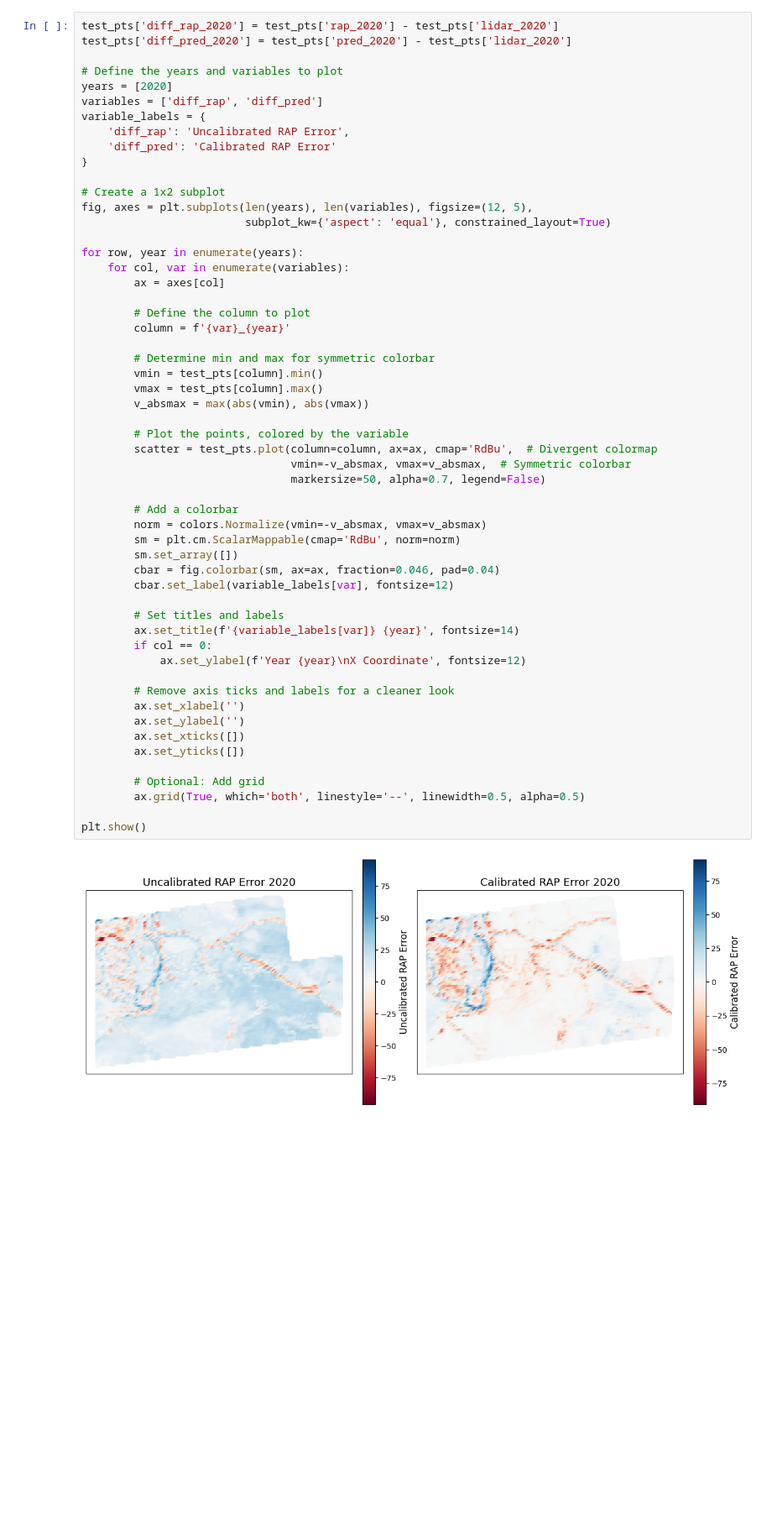
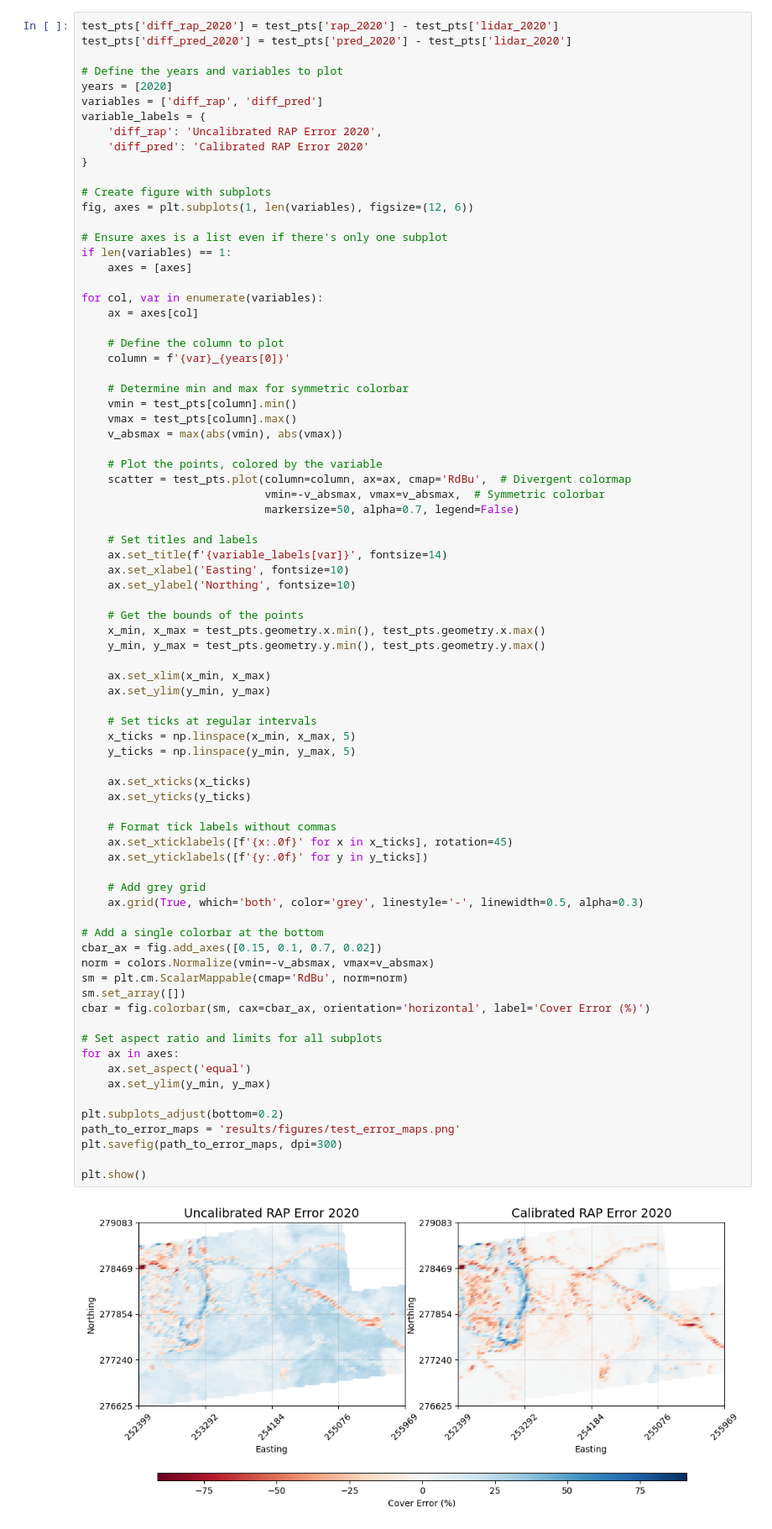
Before and after one commit to mosscoder/calibrate_rap, a Jupyter notebook: 09_test_set_eval.ipynb, the cells around one changed output. Shown at 84% size. Saved outputs shown, nothing was run; the diff lists cells and outputs as text; blank space fills up the shorter version.

```diff
--- a/09_test_set_eval.ipynb
+++ b/09_test_set_eval.ipynb
@@ -306,60 +327,83 @@ plt.show()
 # %%
 test_pts['diff_rap_2020'] = test_pts['rap_2020'] - test_pts['lidar_2020']
 test_pts['diff_pred_2020'] = test_pts['pred_2020'] - test_pts['lidar_2020']
 
 # Define the years and variables to plot
 years = [2020]
 variables = ['diff_rap', 'diff_pred']
 variable_labels = {
-    'diff_rap': 'Uncalibrated RAP Error',
-    'diff_pred': 'Calibrated RAP Error'
+    'diff_rap': 'Uncalibrated RAP Error 2020',
+    'diff_pred': 'Calibrated RAP Error 2020'
 }
 
-# Create a 1x2 subplot
-fig, axes = plt.subplots(len(years), len(variables), figsize=(12, 5),
-                         subplot_kw={'aspect': 'equal'}, constrained_layout=True)
+# Create figure with subplots
+fig, axes = plt.subplots(1, len(variables), figsize=(12, 6))
 
-for row, year in enumerate(years):
-    for col, var in enumerate(variables):
-        ax = axes[col]
+# Ensure axes is a list even if there's only one subplot
+if len(variables) == 1:
+    axes = [axes]
 
-        # Define the column to plot
-        column = f'{var}_{year}'
+for col, var in enumerate(variables):
+    ax = axes[col]
 
-        # Determine min and max for symmetric colorbar
-        vmin = test_pts[column].min()
-        vmax = test_pts[column].max()
-        v_absmax = max(abs(vmin), abs(vmax))
+    # Define the column to plot
+    column = f'{var}_{years[0]}'
 
-        # Plot the points, colored by the variable
-        scatter = test_pts.plot(column=column, ax=ax, cmap='RdBu',  # Divergent colormap
-                                vmin=-v_absmax, vmax=v_absmax,  # Symmetric colorbar
-                                markersize=50, alpha=0.7, legend=False)
+    # Determine min and max for symmetric colorbar
+    vmin = test_pts[column].min()
+    vmax = test_pts[column].max()
+    v_absmax = max(abs(vmin), abs(vmax))
 
-        # Add a colorbar
-        norm = colors.Normalize(vmin=-v_absmax, vmax=v_absmax)
-        sm = plt.cm.ScalarMappable(cmap='RdBu', norm=norm)
-        sm.set_array([])
-        cbar = fig.colorbar(sm, ax=ax, fraction=0.046, pad=0.04)
-        cbar.set_label(variable_labels[var], fontsize=12)
+    # Plot the points, colored by the variable
+    scatter = test_pts.plot(column=column, ax=ax, cmap='RdBu',  # Divergent colormap
+                            vmin=-v_absmax, vmax=v_absmax,  # Symmetric colorbar
+                            markersize=50, alpha=0.7, legend=False)
 
-        # Set titles and labels
-        ax.set_title(f'{variable_labels[var]} {year}', fontsize=14)
-        if col == 0:
-            ax.set_ylabel(f'Year {year}\nX Coordinate', fontsize=12)
+    # Set titles and labels
+    ax.set_title(f'{variable_labels[var]}', fontsize=14)
+    ax.set_xlabel('Easting', fontsize=10)
+    ax.set_ylabel('Northing', fontsize=10)
 
-        # Remove axis ticks and labels for a cleaner look
-        ax.set_xlabel('')
-        ax.set_ylabel('')
-        ax.set_xticks([])
-        ax.set_yticks([])
+    # Get the bounds of the points
+    x_min, x_max = test_pts.geometry.x.min(), test_pts.geometry.x.max()
+    y_min, y_max = test_pts.geometry.y.min(), test_pts.geometry.y.max()
 
-        # Optional: Add grid
-        ax.grid(True, which='both', linestyle='--', linewidth=0.5, alpha=0.5)
+    ax.set_xlim(x_min, x_max)
+    ax.set_ylim(y_min, y_max)
+
+    # Set ticks at regular intervals
+    x_ticks = np.linspace(x_min, x_max, 5)
+    y_ticks = np.linspace(y_min, y_max, 5)
+
+    ax.set_xticks(x_ticks)
+    ax.set_yticks(y_ticks)
+
+    # Format tick labels without commas
+    ax.set_xticklabels([f'{x:.0f}' for x in x_ticks], rotation=45)
+    ax.set_yticklabels([f'{y:.0f}' for y in y_ticks])
+
+    # Add grey grid
+    ax.grid(True, which='both', color='grey', linestyle='-', linewidth=0.5, alpha=0.3)
+
+# Add a single colorbar at the bottom
+cbar_ax = fig.add_axes([0.15, 0.1, 0.7, 0.02])
+norm = colors.Normalize(vmin=-v_absmax, vmax=v_absmax)
+sm = plt.cm.ScalarMappable(cmap='RdBu', norm=norm)
+sm.set_array([])
+cbar = fig.colorbar(sm, cax=cbar_ax, orientation='horizontal', label='Cover Error (%)')
+
+# Set aspect ratio and limits for all subplots
+for ax in axes:
+    ax.set_aspect('equal')
+    ax.set_ylim(y_min, y_max)
+
+plt.subplots_adjust(bottom=0.2)
+path_to_error_maps = 'results/figures/test_error_maps.png'
+plt.savefig(path_to_error_maps, dpi=300)
 
 plt.show()
 # %% [output]
-[figure, old version]
+[figure, new version]
 # %%
 year = 2020
 
```
Also changed, not shown: parts of 2 cells of this notebook, 2 other files.
